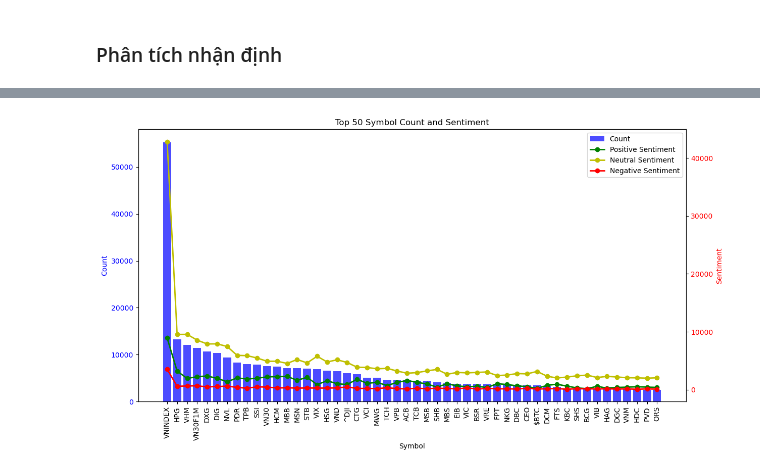
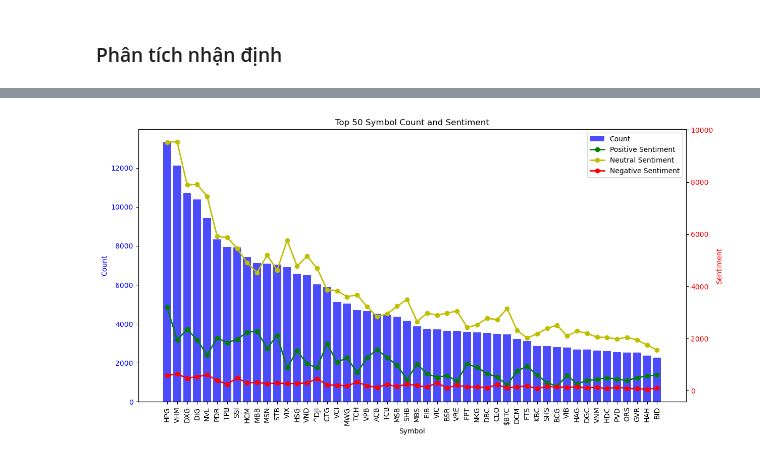
Before and after one commit to Legend0fHell/ait2006-data-processing-final, a Jupyter notebook: article_analyze.ipynb, the cells around one changed output, grey strips where cells are left out. Cells and saved outputs as stored; diff of their text form; code cells hidden in the pictures.

Commit message:
feat: introduce new metrics for post engagement analysis and improve visualization techniques

```diff
--- a/article_analyze.ipynb
+++ b/article_analyze.ipynb
@@ -588,29 +693,31 @@ print(result_df)
 
 [1481 rows x 5 columns]
 # %%
-
 # Vẽ biểu đồ cho cả 3 cột của result_df
 fig, ax1 = plt.subplots(figsize=(14, 7))
 
+# Lọc bỏ các cột không cần thiết
+filtered_result_df = result_df[~result_df['symbol'].isin(['VN30', 'VN30F1M', 'VNINDEX'])]
+
 # Vẽ biểu đồ cột cho số lượng xuất hiện của mỗi mã
-ax1.bar(result_df['symbol'][:50], result_df['count'][:50], color='b', alpha=0.7, label='Count')
+ax1.bar(filtered_result_df['symbol'][:50], filtered_result_df['count'][:50], color='b', alpha=0.7, label='Count')
 ax1.set_xlabel('Symbol')
 ax1.set_ylabel('Count', color='b')
 ax1.tick_params(axis='y', labelcolor='b')
-ax1.set_xticklabels(result_df['symbol'][:50], rotation=90)
+ax1.set_xticklabels(filtered_result_df['symbol'][:50], rotation=90)
 
 # Tạo một trục y thứ hai để vẽ sentiment
 ax2 = ax1.twinx()
-ax2.plot(result_df['symbol'][:50], result_df['positive'][:50], color='g', marker='o', linestyle='-', linewidth=2, label='Positive Sentiment')
-ax2.plot(result_df['symbol'][:50], result_df['neutral'][:50], color='y', marker='o', linestyle='-', linewidth=2, label='Neutral Sentiment')
-ax2.plot(result_df['symbol'][:50], result_df['negative'][:50], color='r', marker='o', linestyle='-', linewidth=2, label='Negative Sentiment')
+ax2.plot(filtered_result_df['symbol'][:50], filtered_result_df['positive'][:50], color='g', marker='o', linestyle='-', linewidth=2, label='Positive Sentiment')
+ax2.plot(filtered_result_df['symbol'][:50], filtered_result_df['neutral'][:50], color='y', marker='o', linestyle='-', linewidth=2, label='Neutral Sentiment')
+ax2.plot(filtered_result_df['symbol'][:50], filtered_result_df['negative'][:50], color='r', marker='o', linestyle='-', linewidth=2, label='Negative Sentiment')
 ax2.set_ylabel('Sentiment', color='r')
 ax2.tick_params(axis='y', labelcolor='r')
 
 # Thêm bảng chú thích
 fig.legend(loc="upper right", bbox_to_anchor=(1,1), bbox_transform=ax1.transAxes)
 
 plt.title('Top 50 Symbol Count and Sentiment')
 plt.show()
 # %% [output]
-[figure, old version]
+[figure, new version]
```
Also changed, not shown: parts of 13 cells of this notebook.
